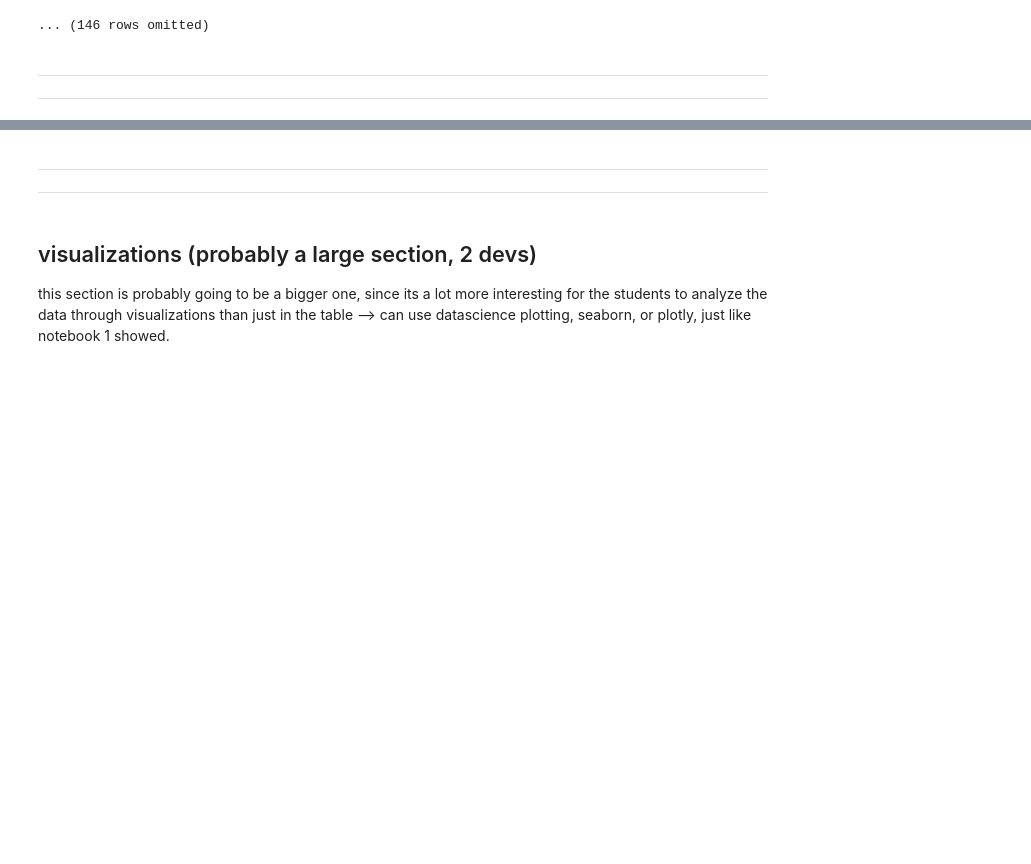
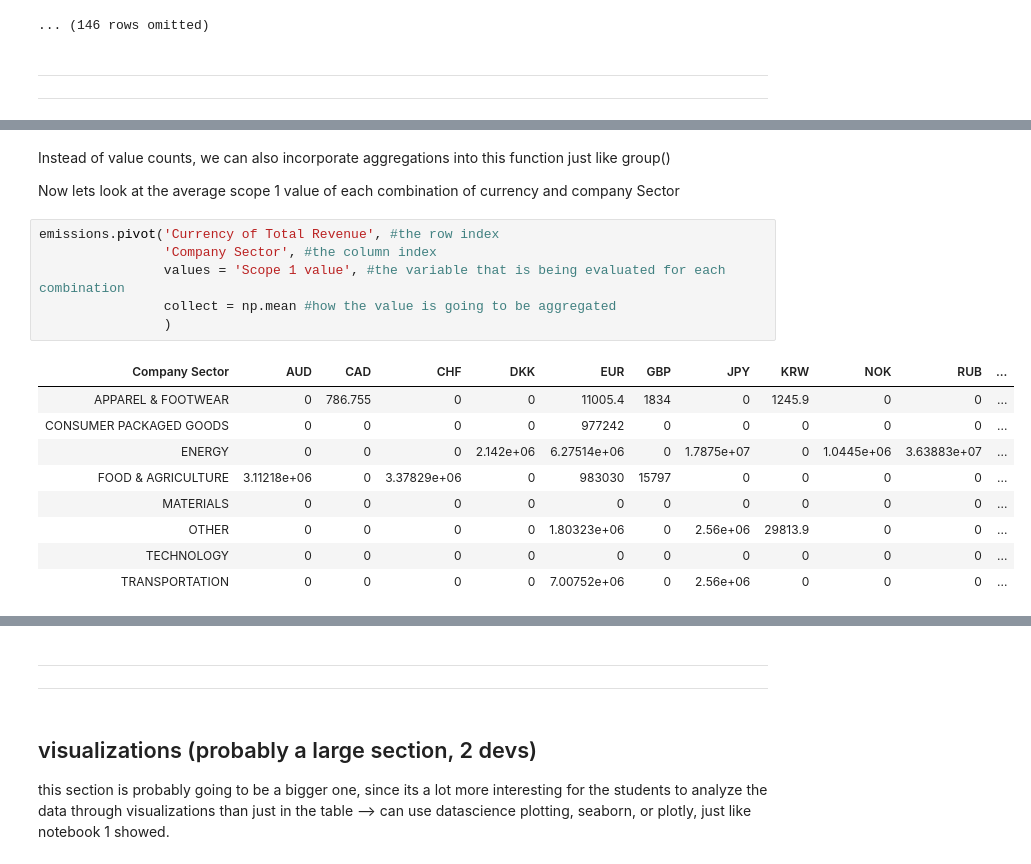
Before and after one commit to ds-modules/ESPM-136, a Jupyter notebook: nb2-eda/nb2-Fiona.ipynb, the cells around one changed output, grey strips where cells are left out. Drawn from its saved outputs; the diff is of its cells as text; blank space fills up the shorter version.

```diff
--- a/nb2-eda/nb2-Fiona.ipynb
+++ b/nb2-eda/nb2-Fiona.ipynb
@@ -178,3 +232,23 @@ note: the END QUESTION tag for the otter pdf generator is in the blank cell righ
+# %% [markdown]
+Instead of value counts, we can also incorporate aggregations into this function just like group()
+
+Now lets look at the average scope 1 value of each combination of currency and company Sector
+# %%
+emissions.pivot('Currency of Total Revenue', #the row index
+                'Company Sector', #the column index
+                values = 'Scope 1 value', #the variable that is being evaluated for each combination
+                collect = np.mean #how the value is going to be aggregated
+                )
+# %% [output]
+| Company Sector | AUD | CAD | CHF | DKK | EUR | GBP | JPY | KRW | NOK | RUB | ... |
+| APPAREL & FOOTWEAR | 0 | 786.755 | 0 | 0 | 11005.4 | 1834 | 0 | 1245.9 | 0 | 0 | ... |
+| CONSUMER PACKAGED GOODS | 0 | 0 | 0 | 0 | 977242 | 0 | 0 | 0 | 0 | 0 | ... |
+| ENERGY | 0 | 0 | 0 | 2.142e+06 | 6.27514e+06 | 0 | 1.7875e+07 | 0 | 1.0445e+06 | 3.63883e+07 | ... |
+| FOOD & AGRICULTURE | 3.11218e+06 | 0 | 3.37829e+06 | 0 | 983030 | 15797 | 0 | 0 | 0 | 0 | ... |
+| MATERIALS | 0 | 0 | 0 | 0 | 0 | 0 | 0 | 0 | 0 | 0 | ... |
+| OTHER | 0 | 0 | 0 | 0 | 1.80323e+06 | 0 | 2.56e+06 | 29813.9 | 0 | 0 | ... |
+| TECHNOLOGY | 0 | 0 | 0 | 0 | 0 | 0 | 0 | 0 | 0 | 0 | ... |
+| TRANSPORTATION | 0 | 0 | 0 | 0 | 7.00752e+06 | 0 | 2.56e+06 | 0 | 0 | 0 | ... |
 # %% [markdown]
 <!-- END QUESTION -->
 # %% [markdown]
```
Also changed, not shown: parts of 34 cells of this notebook.
